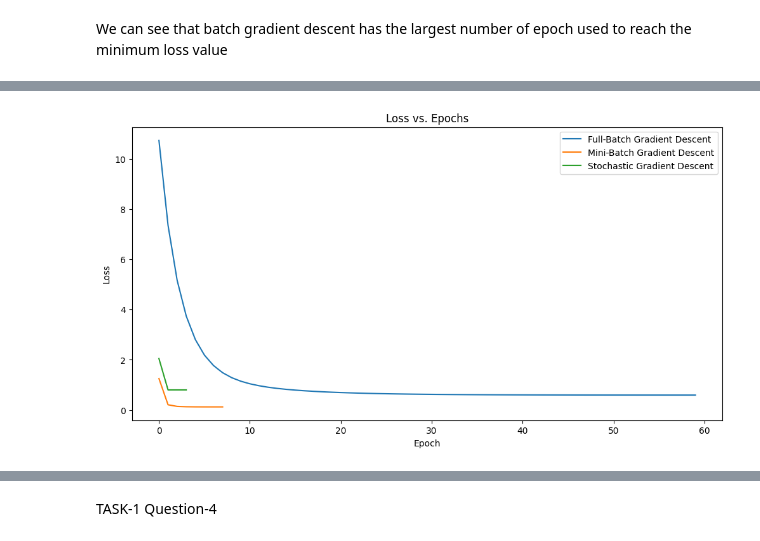
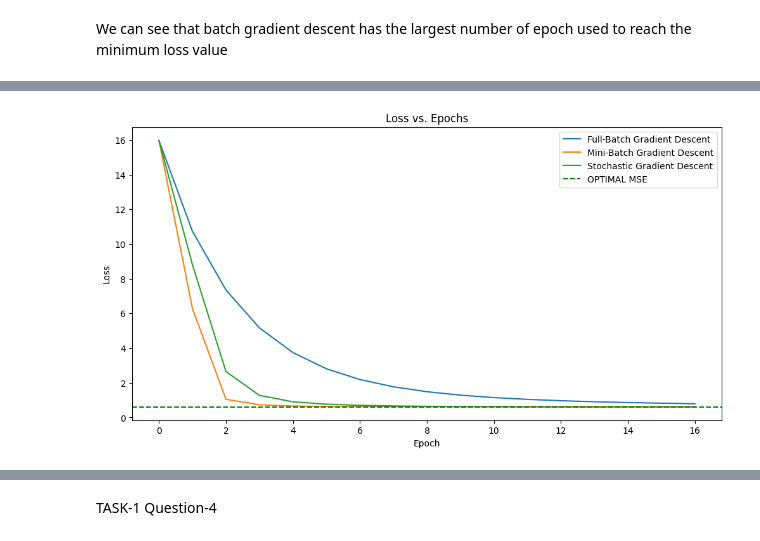
Before and after one commit to Rachit23110261/ML_ASSIGNMENT_2_23110261_23110189_23110306, a Jupyter notebook: TASK_1.ipynb, the cells around one changed output, grey strips where cells are left out. Drawn from its saved outputs; the diff is of its cells as text; code cells hidden in the pictures.

```diff
--- a/TASK_1.ipynb
+++ b/TASK_1.ipynb
@@ -34,8 +39,8 @@ theta_1 = torch.tensor(1.0, requires_grad=True)
 theta_0 = torch.tensor(0.0, requires_grad=True)
 y_hat = theta_0 + theta_1*x1_tensor
 MSE= torch.mean((y_tensor-y_hat)**2)
-grad_theta_0, grad_theta_1 = torch.autograd.grad(outputs=MSE, inputs=[theta_0, theta_1])
-print(f"Gradient with respect to θ0 (theta_0.grad): {grad_theta_0}")
+grad_theta_0_, grad_theta_1 = torch.autograd.grad(outputs=MSE, inputs=[theta_0, theta_1])
+print(f"Gradient with respect to θ0 (theta_0.grad): {grad_theta_0_}")
 print(f"Gradient with respect to θ1 (theta_1.grad): {grad_theta_1}")
 # %% [output]
 Gradient with respect to θ0 (theta_0.grad): -7.616434574127197
@@ -65,2 +75,14 @@ We can see that they are comming exactly same
 # %% [markdown]
 TASK-1 Question-3
+# %%
+X = np.vstack((np.ones(num_samples), x1)).T
+
+# Apply the normal equation to find theta
+theta = np.linalg.inv(X.T @ X) @ X.T @ y
+print(f"Estimated coefficients: {theta}")
+y_pred = X @ theta
+
+# Calculate the Mean Squared Error (MSE)
+mse_optimal = np.mean((y - y_pred) ** 2)
+print(f"Estimated coefficients: {theta}")
+print(f"Mean Squared Error (MSE): {mse_optimal}")
@@ -169,14 +201,15 @@ theta_1 = torch.tensor(1.0, requires_grad=True)
 theta_0 = torch.tensor(0.0, requires_grad=True)
 y_hat = theta_0 + theta_1*x1_tensor
 MSE= torch.mean((y_tensor-y_hat)**2)
+MSE_=MSE.item()
 e=0.0001
 prev_MSE=-1
 alpha= 0.1
 count_epoch=0
-loss_full_batch=[]
-theta_0_history=[]
-theta_1_history=[]
-while(prev_MSE==-1 or abs(MSE.item()-prev_MSE)>=0.0001 ) :
+loss_full_batch=[MSE_]
+theta_0_history=[theta_0.item()]
+theta_1_history=[theta_1.item()]
+while(prev_MSE==-1 or count_epoch<=15 ) :
     MSE.backward()
     with torch.no_grad():
         theta_1 -= alpha * theta_1.grad
@@ -195,7 +228,72 @@ print(f"Number of epochs: {count_epoch}")
 print(f"Final MSE: {MSE.item()}")
 print(f"Optimized θ0: {theta_0.item()}, Optimized θ1: {theta_1.item()}")
 
+theta_1 = torch.tensor(1.0, requires_grad=True)
+theta_0 = torch.tensor(0.0, requires_grad=True)
+alpha = 0.01
+e = 0.0001
+prev_MSE = -1
+count_epoch = 0
+n = len(x1_tensor)
+loss_stochastic=[MSE_]
+theta_0_history_s=[theta_0.item()]
+theta_1_history_s=[theta_1.item()]
+while prev_MSE == -1 or count_epoch<=15:
+    prev_MSE = mse.item()
+    total_mse = 0
+    for i in range(n):
+        y_hat = theta_0 + theta_1 * x1_tensor[i]
+        mse = (y_tensor[i] - y_hat) ** 2
+        mse.backward()
+        total_mse += mse.item()
+        with torch.no_grad():
+            theta_1 -= alpha * theta_1.grad
+            theta_0 -= alpha * theta_0.grad
+        theta_1.grad.zero_()
+        theta_0.grad.zero_()
+    theta_0_history_s.append(theta_0.item())
+    theta_1_history_s.append(theta_1.item())
+    mse = torch.tensor(total_mse / n)
+    loss_stochastic.append(mse.item())
+    count_epoch += 1
 
+print(f"Number of epochs: {count_epoch}")
+print(f"Final MSE: {mse.item()}")
+print(f"Optimized θ0: {theta_0.item()}, Optimized θ1: {theta_1.item()}")
+
+theta_1 = torch.tensor(1.0, requires_grad=True)
+theta_0 = torch.tensor(0.0, requires_grad=True)
+alpha = 0.1
+e = 0.0001
+prev_MSE = -1
+count_epoch = 0
+n = len(x1_tensor)
+mini_batch_size=5
+loss_mini_batch=[MSE_]
+theta_0_history_mb=[theta_0.item()]
+theta_1_history_mb=[theta_1.item()]
+while prev_MSE == -1 or count_epoch<=15:
+    prev_MSE = mse.item()
+    total_mse = 0
+    for i in range(0,n,mini_batch_size):
+        y_hat = theta_0 + theta_1 * x1_tensor[i:i+mini_batch_size]
+        mse = torch.mean((y_tensor[i:i+mini_batch_size] - y_hat) ** 2)
+        mse.backward()
+        total_mse += mse.item()
+        with torch.no_grad():
+            theta_1 -= alpha * theta_1.grad
+            theta_0 -= alpha * theta_0.grad
+        theta_0_history_mb.append(theta_0.item())
+        theta_1_history_mb.append(theta_1.item())
+        theta_1.grad.zero_()
+        theta_0.grad.zero_()
+    mse = torch.tensor(total_mse*mini_batch_size / n)
+    loss_mini_batch.append(mse.item())
+    count_epoch += 1
+
+print(f"Number of epochs: {count_epoch}")
+print(f"Final MSE: {mse.item()}")
+print(f"Optimized θ0: {theta_0.item()}, Optimized θ1: {theta_1.item()}")
 
 
 plt.figure(figsize=(12, 6))
@@ -205,6 +303,7 @@ plt.plot(loss_stochastic, label='Stochastic Gradient Descent')
 plt.xlabel('Epoch')
 plt.ylabel('Loss')
 plt.title('Loss vs. Epochs')
+plt.axhline(y=mse_optimal, color='green', linestyle='--', label="OPTIMAL MSE")
 plt.legend()
 plt.show()
 # %% [output]
@@ -214 +319 @@ Optimized θ0: 3.944783926010132, Optimized θ1: 2.633943796157837
-[figure, old version]
+[figure, new version]
```
Also changed, not shown: parts of 19 cells of this notebook, 2 other files.
